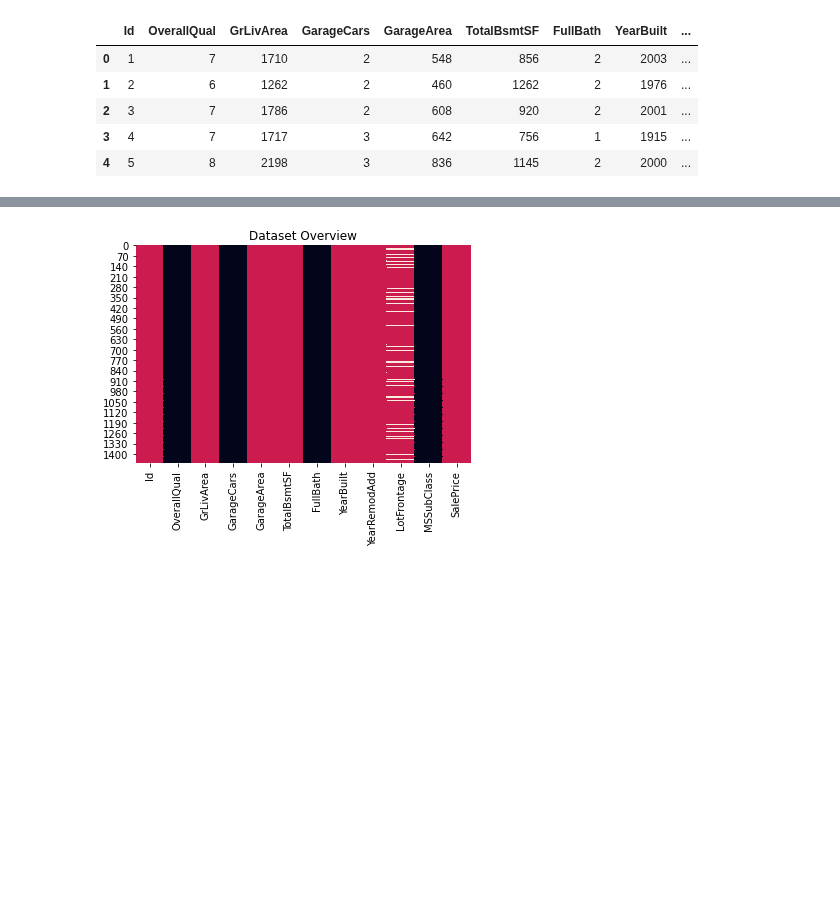
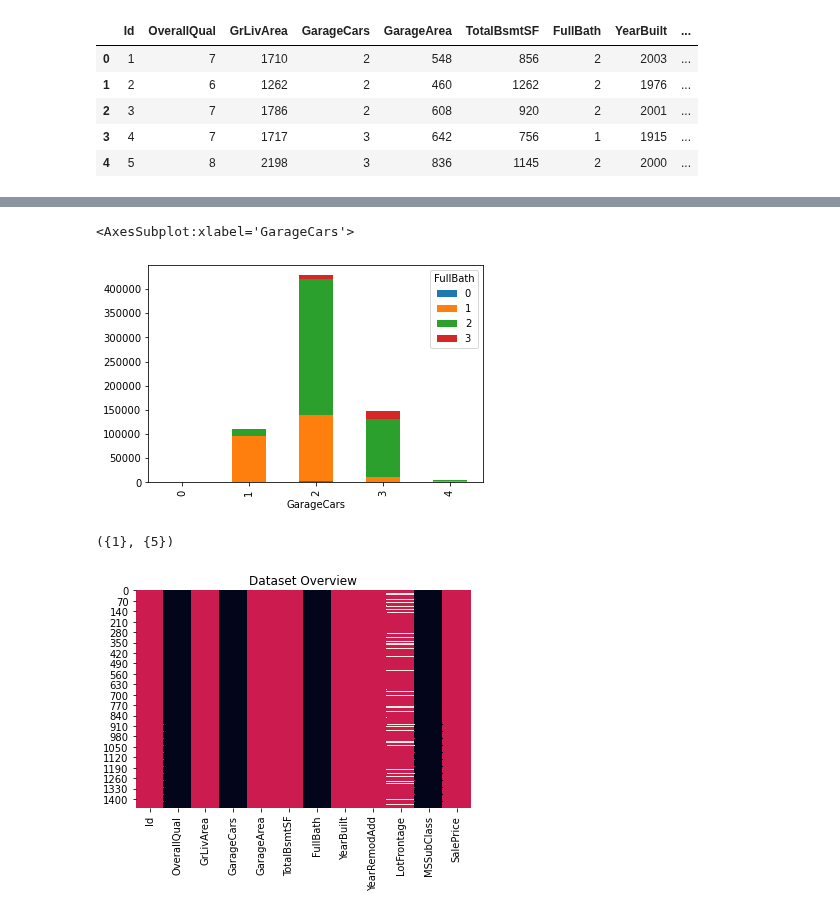
Before and after one commit to raj-shr-git/AAIC_Practice, a Jupyter notebook: MODULES/Module_2/Module_2_Regression/Untitled.ipynb, the cells around one changed output, grey strips where cells are left out. Saved outputs shown, nothing was run; the diff lists cells and outputs as text; code cells hidden in the pictures; blank space fills up the shorter version.

```diff
--- a/MODULES/Module_2/Module_2_Regression/Untitled.ipynb
+++ b/MODULES/Module_2/Module_2_Regression/Untitled.ipynb
@@ -10,0 +531,2 @@ houses_data.shape
+# %%
+houses_data.set_index('OverallQual')['GarageCars'].to_dict()
@@ -22,3 +546,6 @@ dtf.head()
 | 2 | 3 | 7 | 1786 | 2 | 608 | 920 | 2 | 2001 | ... |
 | 3 | 4 | 7 | 1717 | 3 | 642 | 756 | 1 | 1915 | ... |
 | 4 | 5 | 8 | 2198 | 3 | 836 | 1145 | 2 | 2000 | ... |
+# %%
+grped_results = dtf.groupby(['GarageCars','FullBath']).GarageArea.sum()
+grped_results
@@ -25,3 +573,14 @@ dtf.head()
+# %%
+grped_results.unstack().plot(kind='bar',stacked=True)
+# %% [output]
+<AxesSubplot:xlabel='GarageCars'>
+[figure, added]
+# %%
+set1={1,2,3,4}
+set2={2,3,4,5}
+set1-set2,set2-set1
+# %% [output]
+({1}, {5})
 # %%
 def utils_recognize_type(dtf, col, max_cat=20):
     if (dtf[col].dtype == "O") | (dtf[col].nunique() < max_cat):
```
Also changed, not shown: parts of 63 cells of this notebook, 8 other files.
